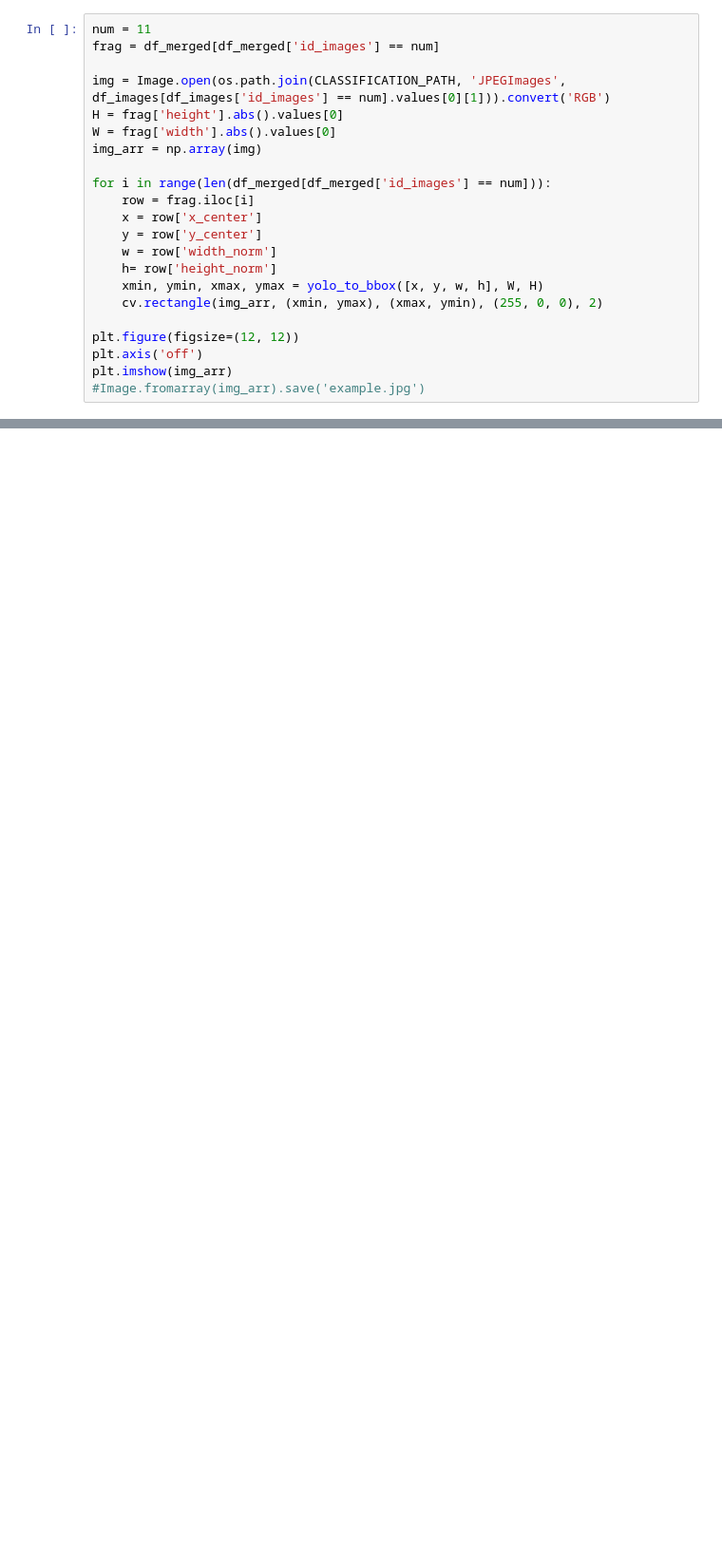
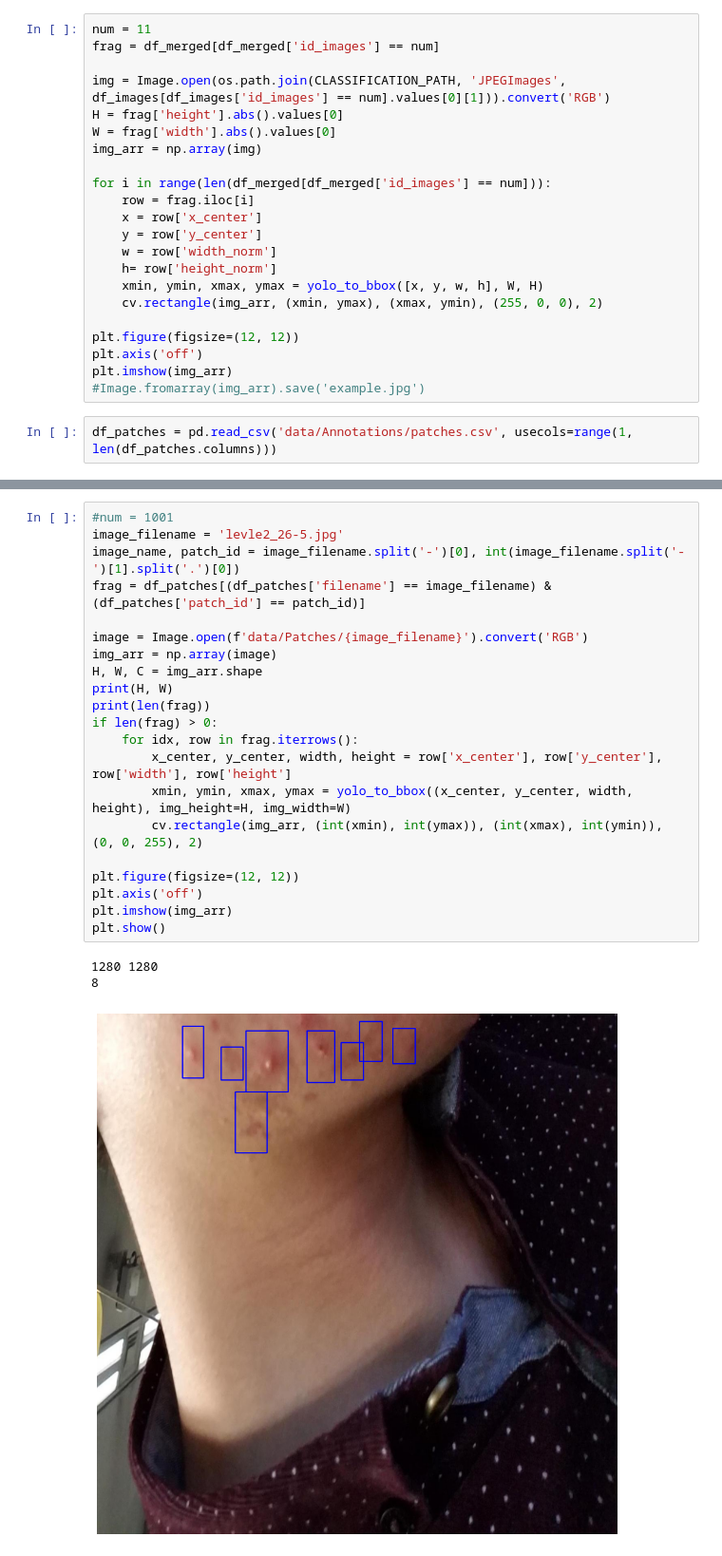
Before and after one commit to reqmd/yolov8_acne04, a Jupyter notebook: ACNE_research.ipynb, the cells around one changed output, grey strips where cells are left out. Shown at 95% size. Drawn from its saved outputs; the diff is of its cells as text; blank space fills up the shorter version.

```diff
--- a/ACNE_research.ipynb
+++ b/ACNE_research.ipynb
@@ -235,3 +253,5 @@ plt.figure(figsize=(12, 12))
 plt.axis('off')
 plt.imshow(img_arr)
 #Image.fromarray(img_arr).save('example.jpg')
+# %%
+df_patches = pd.read_csv('data/Annotations/patches.csv', usecols=range(1, len(df_patches.columns)))
@@ -237,0 +328,25 @@ plt.imshow(img_arr)
+# %%
+#num = 1001
+image_filename = 'levle2_26-5.jpg'
+image_name, patch_id = image_filename.split('-')[0], int(image_filename.split('-')[1].split('.')[0])
+frag = df_patches[(df_patches['filename'] == image_filename) & (df_patches['patch_id'] == patch_id)]
+
+image = Image.open(f'data/Patches/{image_filename}').convert('RGB')
+img_arr = np.array(image)
+H, W, C = img_arr.shape
+print(H, W)
+print(len(frag))
+if len(frag) > 0:
+    for idx, row in frag.iterrows():
+        x_center, y_center, width, height = row['x_center'], row['y_center'], row['width'], row['height']
+        xmin, ymin, xmax, ymax = yolo_to_bbox((x_center, y_center, width, height), img_height=H, img_width=W)
+        cv.rectangle(img_arr, (int(xmin), int(ymax)), (int(xmax), int(ymin)), (0, 0, 255), 2)
+
+plt.figure(figsize=(12, 12))
+plt.axis('off')
+plt.imshow(img_arr)
+plt.show()
+# %% [output]
+1280 1280
+8
+[figure, added]
```
Also changed, not shown: parts of 10 cells of this notebook, 3 other files.
